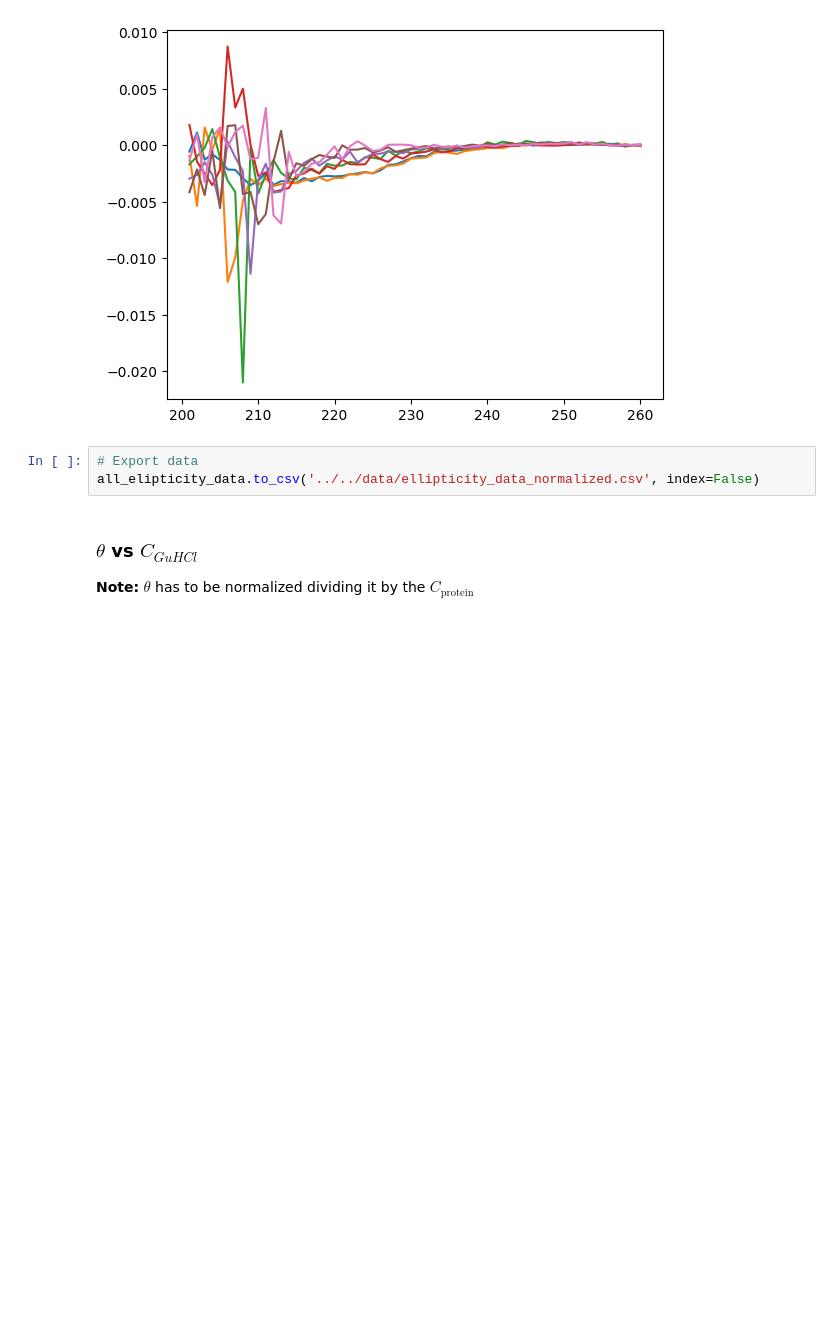
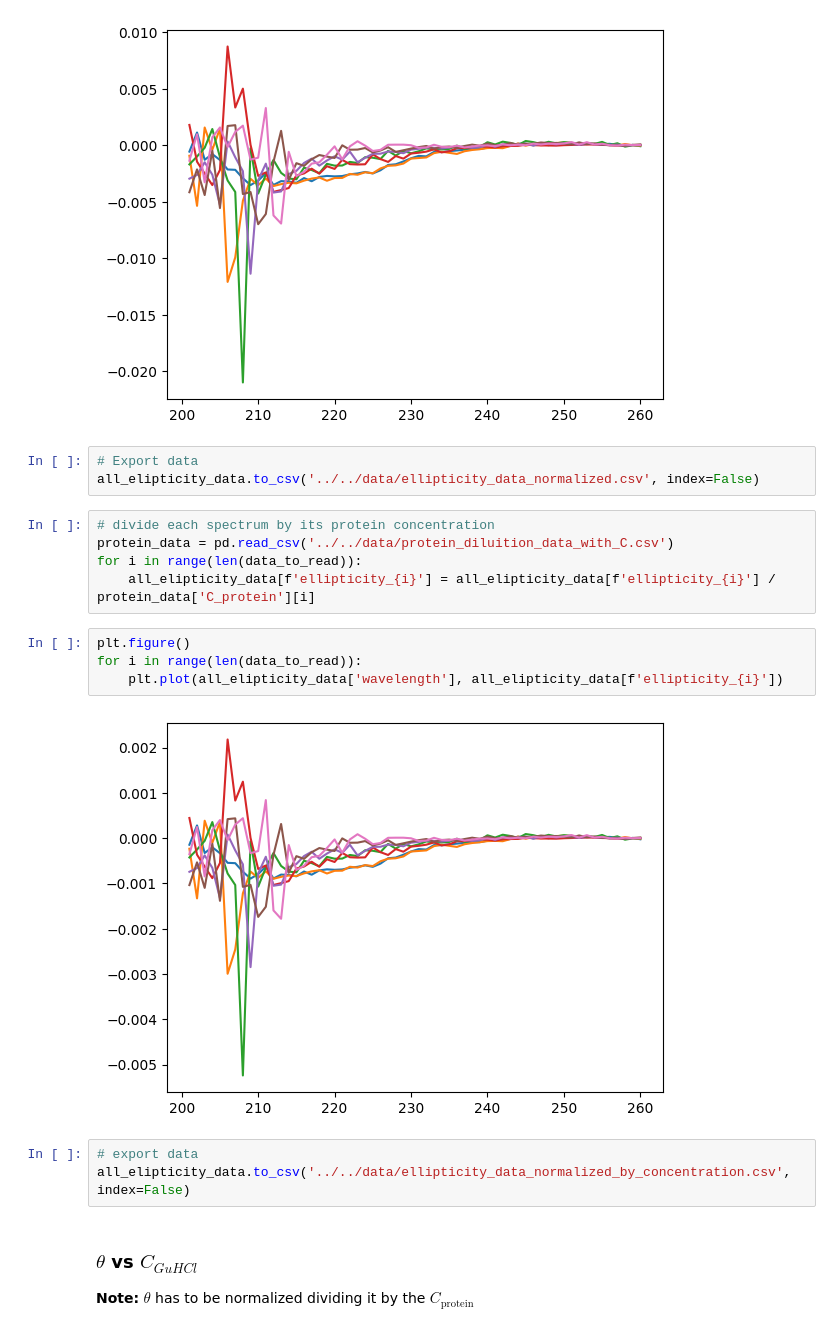
Before and after one commit to GiovanniLag/Laboratorio-Biofisica, a Jupyter notebook: dicroismo/analysis/python/notebook_dicromismo.ipynb, the cells around one changed output. Saved outputs shown, nothing was run; the diff lists cells and outputs as text; blank space fills up the shorter version.

```diff
--- a/dicroismo/analysis/python/notebook_dicromismo.ipynb
+++ b/dicroismo/analysis/python/notebook_dicromismo.ipynb
@@ -156,6 +156,20 @@ for i in range(len(data_to_read)):
 # %%
 # Export data
 all_elipticity_data.to_csv('../../data/ellipticity_data_normalized.csv', index=False)
+# %%
+# divide each spectrum by its protein concentration
+protein_data = pd.read_csv('../../data/protein_diluition_data_with_C.csv')
+for i in range(len(data_to_read)):
+    all_elipticity_data[f'ellipticity_{i}'] = all_elipticity_data[f'ellipticity_{i}'] / protein_data['C_protein'][i]
+# %%
+plt.figure()
+for i in range(len(data_to_read)):
+    plt.plot(all_elipticity_data['wavelength'], all_elipticity_data[f'ellipticity_{i}'])
+# %% [output]
+[figure, added]
+# %%
+# export data
+all_elipticity_data.to_csv('../../data/ellipticity_data_normalized_by_concentration.csv', index=False)
 # %% [markdown]
 ### $\theta$ vs $C_{GuHCl}$
 
```
Also changed, not shown: parts of 2 cells of this notebook, 9 other files.
